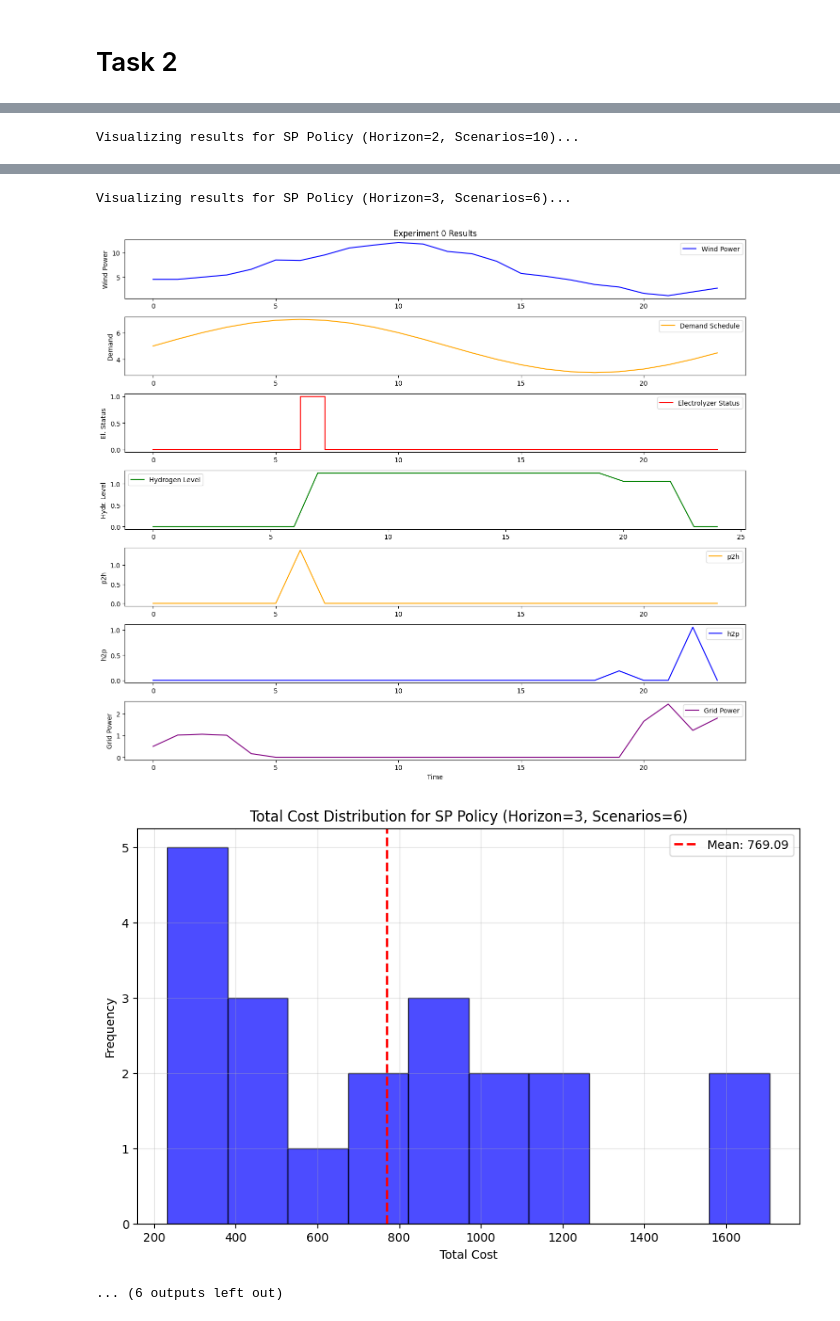
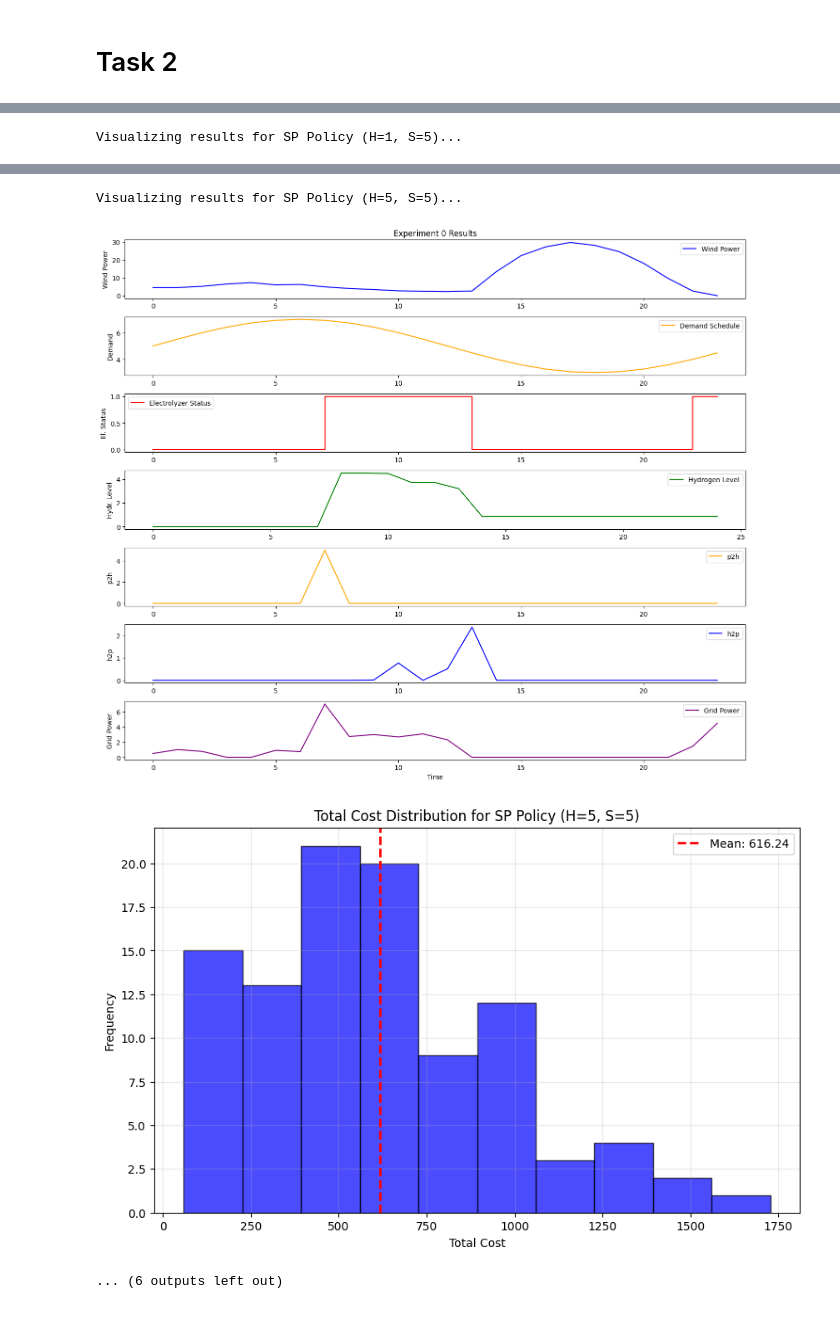
Before and after one commit to TrylleLeif/DMUU, a Jupyter notebook: master.ipynb, the cells around one changed output, grey strips where cells are left out. Saved outputs shown, nothing was run; the diff lists cells and outputs as text; code cells hidden in the pictures.

```diff
--- a/master.ipynb
+++ b/master.ipynb
@@ -30,12 +30,11 @@ def main() -> None:
 
     # Second scenario - More volatile conditions?
     data_volatile = data.copy()
-    data_volatile['target_mean_wind'] = data_volatile['target_mean_wind']*2
-    data_volatile['price_reversion_strength'] = data_volatile['price_reversion_strength']*2
+    data_volatile['extreme_event_prob_wind'] = 0.8
 
     wind2, price2 = generate_trajectories(data_volatile)
     results2 = solve_milp(wind2, price2, data, False)
-    plot_results(wind2, price2, results2, data, "Scenario 2: Volatile Conditions")
+    plot_results(wind2, price2, results2, data, "Scenario 2: Extreme event wind Conditions")
 random.seed(42)
 main()
 # %% [output]
@@ -46,2 +45,6 @@ Optimal cost: 0.0
 # %% [markdown]
 # Task 1
+# %%
+from task_1.evaluation_framework import create_experiments
+data = get_fixed_data()
+create_experiments(3, data)
@@ -59,13 +80,14 @@ def main():
     policies = {
         "Dummy Policy": dummy_policy
     }
-
+    expers, wind_trajectories, price_trajectories = create_experiments(num_experiments, data)
     # Evaluate each policy
     for policy_name, policy_func in policies.items():
         print(f"\nEvaluating {policy_name} over {num_experiments} experiments...")
         start_time = time.time()
 
-        avg_cost, results = evaluate_policy(policy_func, num_experiments=num_experiments)
+        avg_cost, results = evaluate_policy(policy_func,data, expers, wind_trajectories, price_trajectories, num_experiments, _debug=True)
+        #avg_cost, results = evaluate_policy(policy_func, num_experiments=num_experiments)
 
         elapsed_time = time.time() - start_time
 
@@ -124,7 +146,6 @@ Evaluation completed successfully!
 # %% [markdown]
 # Task 2
 # %%
-# Import framework components
 from task_2.helper_functions import (
     sp_policy_short_horizon,
     sp_policy_medium,
@@ -133,31 +154,25 @@ from task_2.helper_functions import (
 )
 
 def main():
-    """
-    Main function to run Task 2 evaluation.
-    """
     data = get_fixed_data()
 
     print("=" * 70)
     print("TASK 2: STOCHASTIC PROGRAMMING POLICIES FOR ENERGY HUB MANAGEMENT")
     print("=" * 70)
 
-    # Number of experiments to run for each policy
-    num_experiments = 20
+    # Is this enough?
+    num_experiments = 100
 
-    # Dictionary to store results for all policies
-    policy_results = {}
+    policy_results = {} # store results
 
-    # Define the policies to evaluate
     policies = {
         "Dummy Policy": dummy_policy,
-        "Expected Value Policy (Horizon=3)": ev_policy,
-        "SP Policy (Horizon=2, Scenarios=10)": sp_policy_short_horizon,
-        "SP Policy (Horizon=3, Scenarios=6)": sp_policy_medium,
-        "SP Policy (Horizon=5, Scenarios=4)": sp_policy_long_horizon,
+        "Expected Value Policy (H=5)": ev_policy,
+        "SP Policy (H=1, S=5)": sp_policy_short_horizon,
+        "SP Policy (H=5, S=5)": sp_policy_medium,
+        "SP Policy (H=10, S=5)": sp_policy_long_horizon,
     }
-
-    # Evaluate each policy
+    expers, wind_trajectories, price_trajectories = create_experiments(num_experiments, data)
     for policy_name, policy_func in policies.items():
         print(f"\n{'-' * 50}")
         print(f"Evaluating: {policy_name}")
@@ -166,30 +181,23 @@ def main():
         start_time = time.time()
 
         try:
-            # Run the policy evaluation
-            avg_cost, results = evaluate_policy(
-                policy_func,
-                num_experiments=num_experiments,
-                verbose=True
-            )
+            avg_cost, results = evaluate_policy(policy_func,data, expers, wind_trajectories, price_trajectories, num_experiments, _debug=True)
 
             elapsed_time = time.time() - start_time
 
-            # Print summary statistics
             print(f"\nResults for {policy_name}:")
             print(f"Average Cost: {avg_cost:.2f}")
             print(f"Min Cost: {np.min(results['total_costs']):.2f}")
             print(f"Max Cost: {np.max(results['total_costs']):.2f}")
             print(f"Standard Deviation: {np.std(results['total_costs']):.2f}")
             print(f"Evaluation Time: {elapsed_time:.2f} seconds")
-
-            # Store the results for comparison
             policy_results[policy_name] = results
 
         except Exception as e:
             print(f"Error evaluating {policy_name}: {e}")
 
     # Generate visualizations if results are available
+    # Here claude.ai is used to write the visualizations
     if policy_results:
         print("\nGenerating visualizations...")
 
@@ -244 +252 @@ Visualizing results for Expected Value Policy (Horizon=3)...
-Visualizing results for SP Policy (Horizon=2, Scenarios=10)...
+Visualizing results for SP Policy (H=1, S=5)...
@@ -247,4 +255,4 @@ Visualizing results for SP Policy (Horizon=2, Scenarios=10)...
-Visualizing results for SP Policy (Horizon=3, Scenarios=6)...
+Visualizing results for SP Policy (H=5, S=5)...
-[figure, old version]
+[figure, new version]
-[figure, old version]
+[figure, new version]
 ... (6 outputs left out)
```
Also changed, not shown: parts of 5 cells of this notebook.
